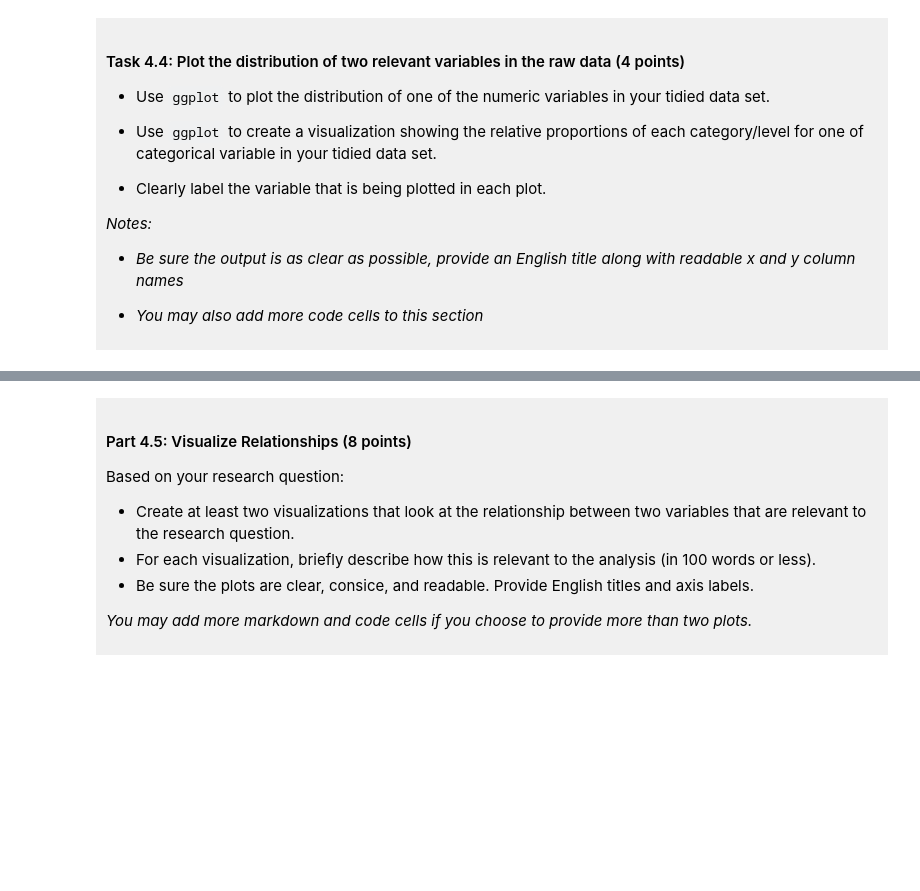
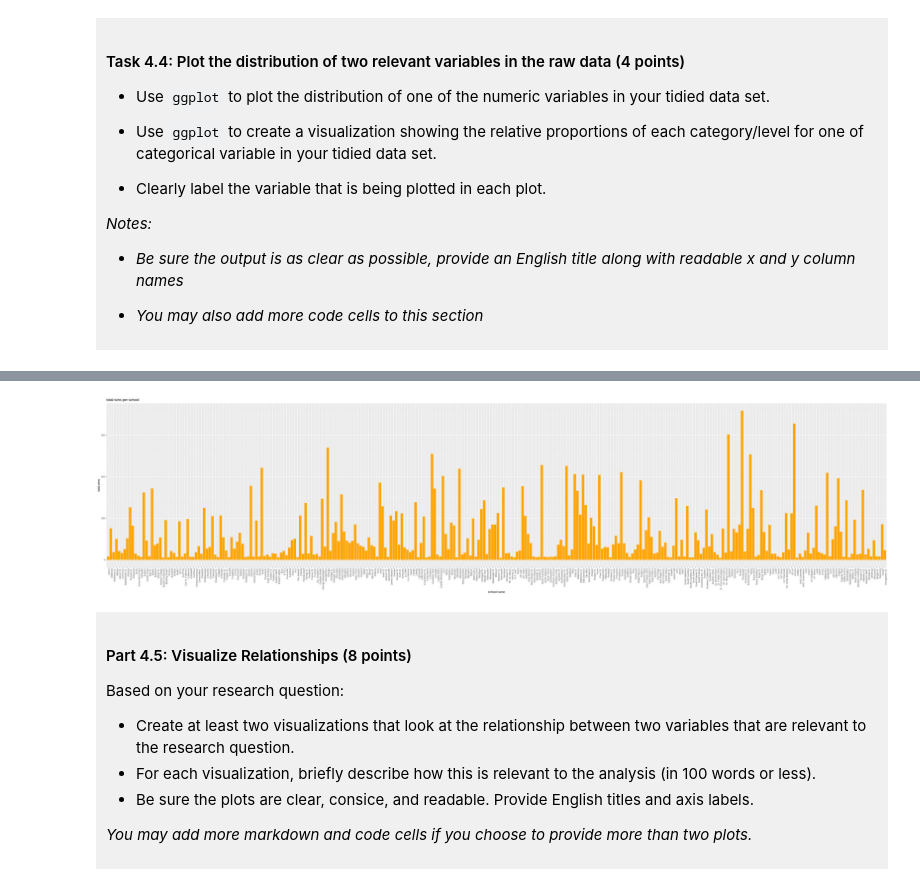
Before and after one commit to Chrobirb/dsci-100-project-abdulrahman-alsaeed, a Jupyter notebook: dsci-100-project-notebook.ipynb, the cells around one changed output, grey strips where cells are left out. Saved outputs shown, nothing was run; the diff lists cells and outputs as text; code cells hidden in the pictures; blank space fills up the shorter version.

```diff
--- a/dsci-100-project-notebook.ipynb
+++ b/dsci-100-project-notebook.ipynb
@@ -306,5 +365,19 @@ You will refine your research question (if needed) and produce a tidy data set.
 # %%
-### EDIT THIS CODE CELL FOR PLOT 2 ###
+options(repr.plot.height = 10, repr.plot.width = 40)
+wins_data <- school_data |>
+        select(school, total_wins) |>
+        group_by(school) |>
+        summarize(total_wins = sum(total_wins))
+
+wins_bar <- wins_data |>
+        ggplot(aes(x = school, y = total_wins)) +
+        geom_bar(stat = "identity", fill = "orange") +
+        theme(axis.text.x = element_text(angle = 90, hjust = 1)) +
+        labs(x = "school name", y = "total wins", title = "total wins per school")
+
+wins_bar
+# %% [output]
+[figure, added]
 # %% [markdown]
 <div style="background-color: #f0f0f0; padding: 10px;">
 
```
Also changed, not shown: parts of 9 cells of this notebook.
